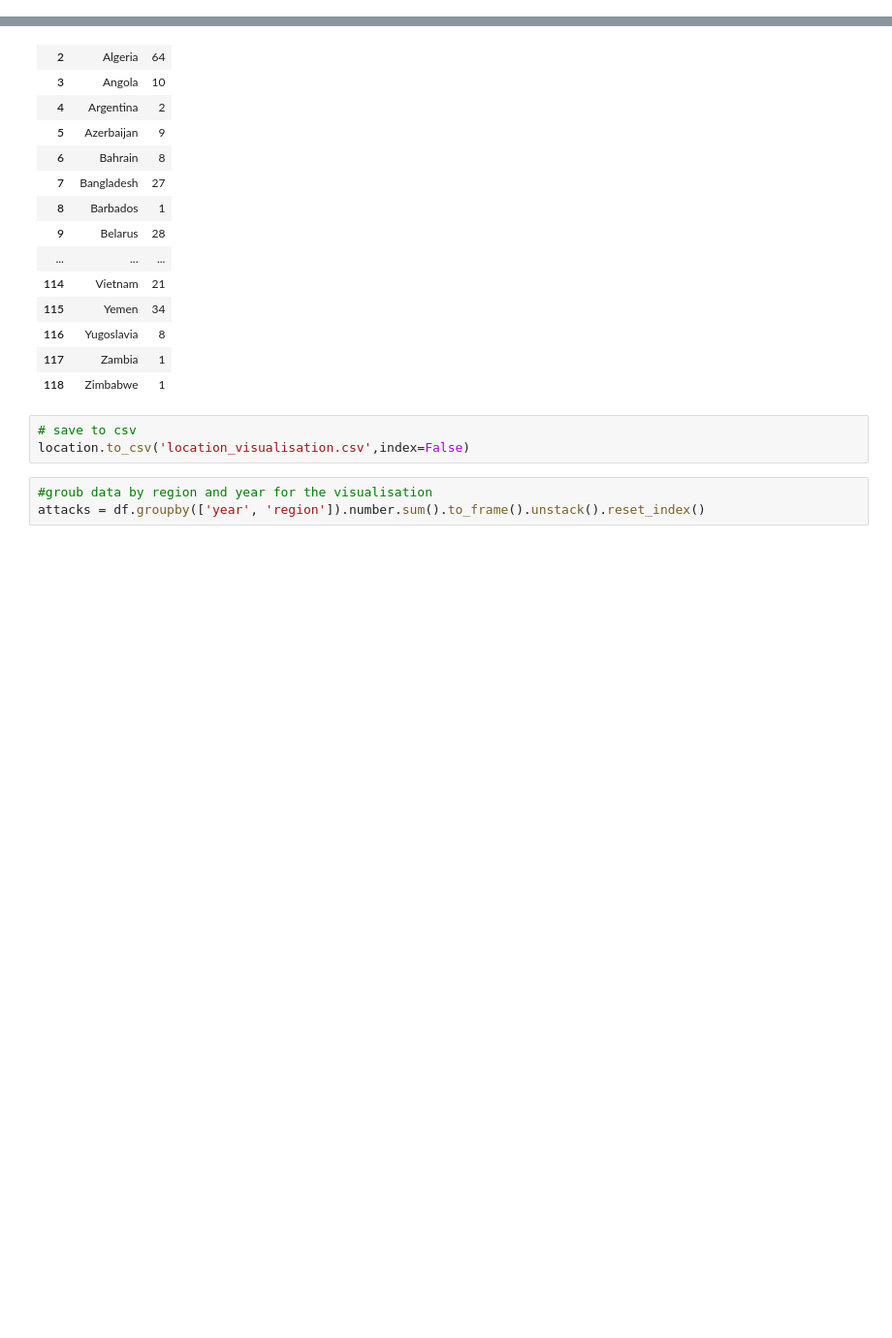
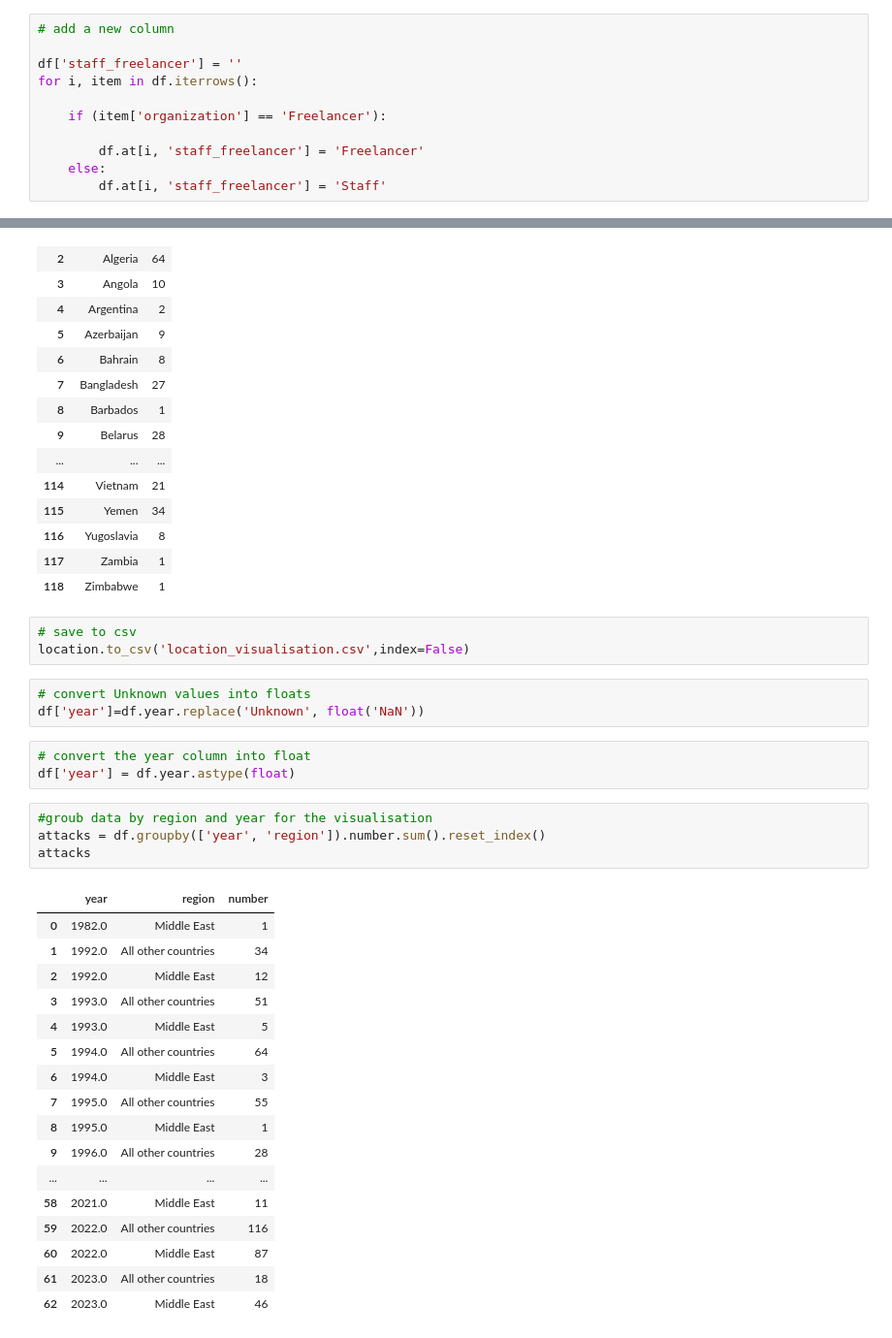
Before and after one commit to athanasiaspiliopoulou/athanasia-vagia, a Jupyter notebook: PROJECT/visualisation.ipynb, the cells around one changed output, grey strips where cells are left out. Shown at 97% size. Cells and saved outputs as stored; diff of their text form; blank space fills up the shorter version.

```diff
--- a/PROJECT/visualisation.ipynb
+++ b/PROJECT/visualisation.ipynb
@@ -23,3 +23,14 @@ df
 69                                            Egypt             Crossfire
 70                                      Afghanistan             Crossfire
 71                                            Syria             Crossfire
+# %%
+# add a new column
+
+df['staff_freelancer'] = ''
+for i, item in df.iterrows():
+
+    if (item['organization'] == 'Freelancer'):
+
+        df.at[i, 'staff_freelancer'] = 'Freelancer'
+    else:
+        df.at[i, 'staff_freelancer'] = 'Staff'
@@ -57,6 +71,31 @@ location
 # %%
 # save to csv
 location.to_csv('location_visualisation.csv',index=False)
+# %%
+# convert Unknown values into floats
+df['year']=df.year.replace('Unknown', float('NaN'))
+# %%
+# convert the year column into float
+df['year'] = df.year.astype(float)
 # %%
 #groub data by region and year for the visualisation
-attacks = df.groupby(['year', 'region']).number.sum().to_frame().unstack().reset_index()
+attacks = df.groupby(['year', 'region']).number.sum().reset_index()
+attacks
+# %% [output]
+|  | year | region | number |
+| 0 | 1982.0 | Middle East | 1 |
+| 1 | 1992.0 | All other countries | 34 |
+| 2 | 1992.0 | Middle East | 12 |
+| 3 | 1993.0 | All other countries | 51 |
+| 4 | 1993.0 | Middle East | 5 |
+| 5 | 1994.0 | All other countries | 64 |
+| 6 | 1994.0 | Middle East | 3 |
+| 7 | 1995.0 | All other countries | 55 |
+| 8 | 1995.0 | Middle East | 1 |
+| 9 | 1996.0 | All other countries | 28 |
+| ... | ... | ... | ... |
+| 58 | 2021.0 | Middle East | 11 |
+| 59 | 2022.0 | All other countries | 116 |
+| 60 | 2022.0 | Middle East | 87 |
+| 61 | 2023.0 | All other countries | 18 |
+| 62 | 2023.0 | Middle East | 46 |
```
Also changed, not shown: parts of 10 cells of this notebook, 4 other files.
